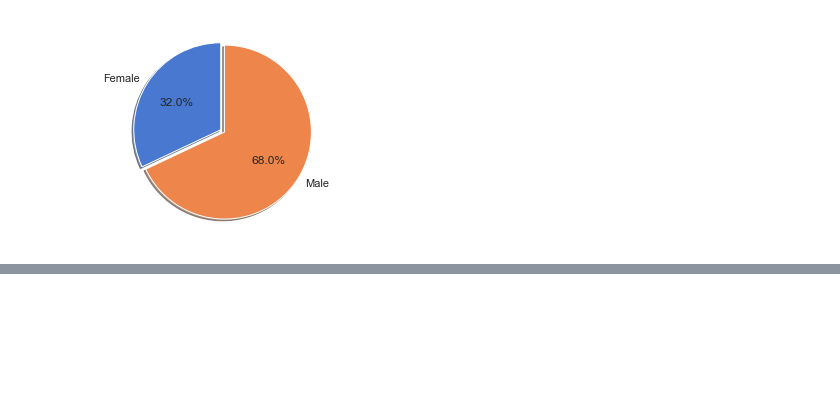
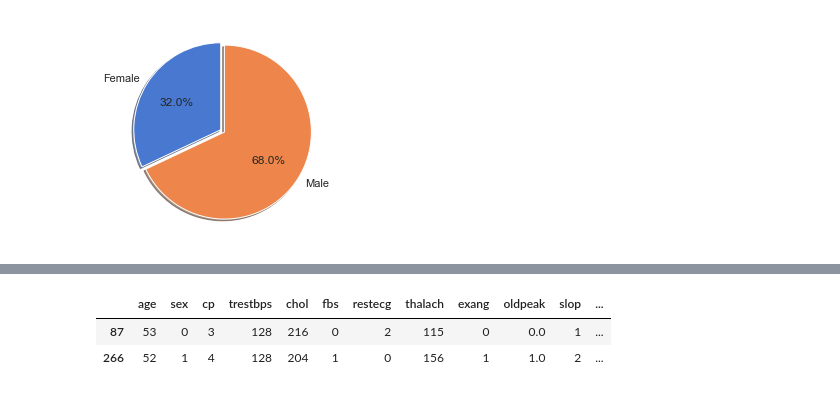
Before and after one commit to darshan-dnp/HeartDisease, a Jupyter notebook: main.ipynb, the cells around one changed output, grey strips where cells are left out. Saved outputs shown, nothing was run; the diff lists cells and outputs as text; code cells hidden in the pictures; blank space fills up the shorter version.

```diff
--- a/main.ipynb
+++ b/main.ipynb
@@ -48,0 +119,7 @@ plt.show()
+# %%
+# pd.get_dummies(data = heart_data, columns=['sex', 'cp', 'fbs', 'restecg','exang','slop','ca','thal'])
+heart_data[heart_data.thal == '?']
+# %% [output]
+|  | age | sex | cp | trestbps | chol | fbs | restecg | thalach | exang | oldpeak | slop | ... |
+| 87 | 53 | 0 | 3 | 128 | 216 | 0 | 2 | 115 | 0 | 0.0 | 1 | ... |
+| 266 | 52 | 1 | 4 | 128 | 204 | 1 | 0 | 156 | 1 | 1.0 | 2 | ... |
```
Also changed, not shown: parts of 9 cells of this notebook.
